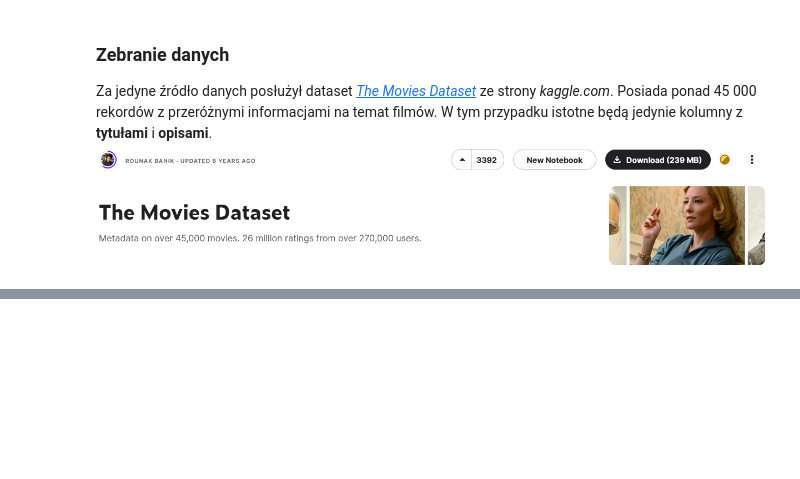
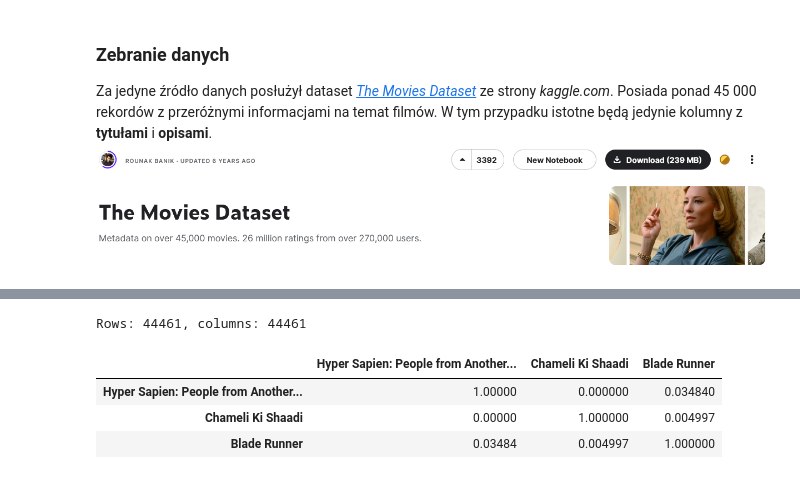
Before and after one commit to pgarwol/MovieRecommender, a Jupyter notebook: search_engine.ipynb, the cells around one changed output, grey strips where cells are left out. Drawn from its saved outputs; the diff is of its cells as text; code cells hidden in the pictures; blank space fills up the shorter version.

```diff
--- a/search_engine.ipynb
+++ b/search_engine.ipynb
@@ -268,0 +121,18 @@ NameError: name 'find_similar_to' is not defined
+# %%
+nlp = spacy.load('en_core_web_md', disable=["ner", "parser"])
+
+def lemmatize(line: str) -> str:
+    tokens = []
+    if isinstance(line, str):
+        doc = nlp(line)
+        tokens = [
+            token.lemma_.lower()
+            for token in doc
+            if token.text.isalnum()
+        ]
+
+        return ' '.join(tokens)
+    else:
+        return ''
+
+movies['overview_punctuationless'] = movies['overview'].apply(lemmatize)
@@ -268,0 +161,3 @@ NameError: name 'find_similar_to' is not defined
+# %%
+tfidf_vect = TfidfVectorizer(stop_words='english', max_df = 0.7)
+tfidf_matrix = tfidf_vect.fit_transform(movies['overview_punctuationless'].values)
@@ -268,0 +169,13 @@ NameError: name 'find_similar_to' is not defined
+# %%
+cosine_sim_matrix = cosine_similarity(tfidf_matrix, tfidf_matrix)
+print(f'Rows: {cosine_sim_matrix.shape[0]}, columns: {cosine_sim_matrix.shape[1]}')
+movies_cosine = pd.DataFrame(
+    cosine_sim_matrix, index=movies["title"].values, columns=movies["title"].values
+)
+movies_cosine.iloc[:3, :3]
+# %% [output]
+Rows: 44461, columns: 44461
+|  | Hyper Sapien: People from Another... | Chameli Ki Shaadi | Blade Runner |
+| Hyper Sapien: People from Another... | 1.00000 | 0.000000 | 0.034840 |
+| Chameli Ki Shaadi | 0.00000 | 1.000000 | 0.004997 |
+| Blade Runner | 0.03484 | 0.004997 | 1.000000 |
```
Also changed, not shown: parts of 61 cells of this notebook.
